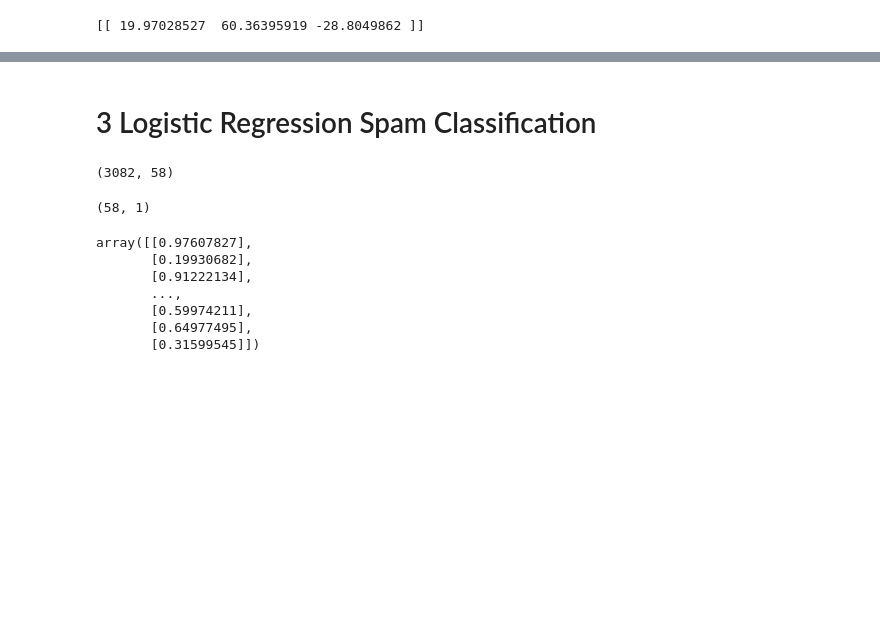
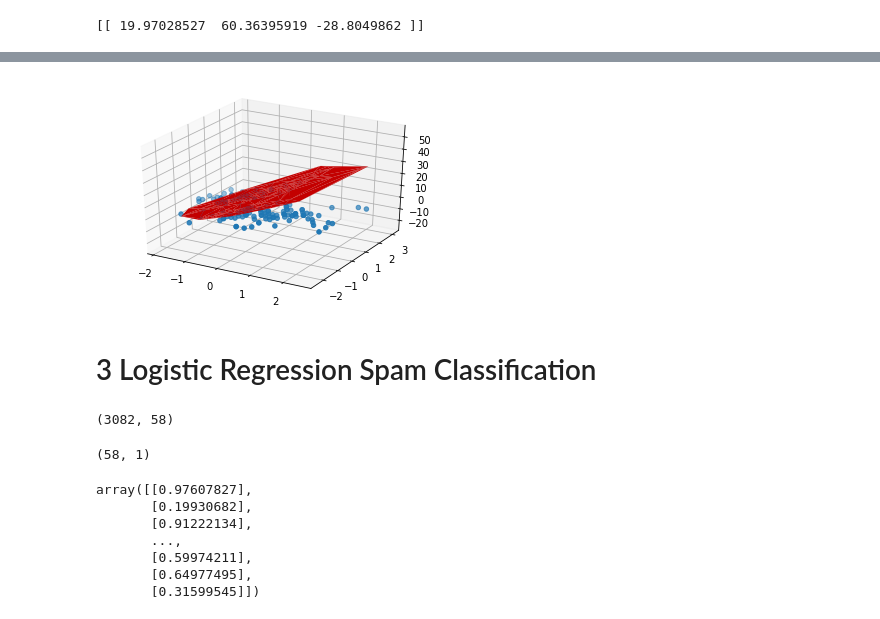
Before and after one commit to Prakhar-Saxena/CollegeAssignments, a Jupyter notebook: CS383/assn2/assn2.ipynb, the cells around one changed output, grey strips where cells are left out. Saved outputs shown, nothing was run; the diff lists cells and outputs as text; code cells hidden in the pictures; blank space fills up the shorter version.

Commit message:
graph added

```diff
--- a/CS383/assn2/assn2.ipynb
+++ b/CS383/assn2/assn2.ipynb
@@ -374,0 +391,25 @@ print(target_theta)
+# %%
+fig = plt.figure().gca(projection='3d')
+fig.scatter(X[:,1:2], X[:,2:3], y, 'bo')
+# fig.set_title('Training Data')
+# fig.set_xlabel('Age')
+# fig.set_ylabel('Temp of Water')
+# fig.set_zlabel('Length of Fish')
+# print(theta)
+def y_compute(X1,X2, theta):
+    return (theta[0] + (theta[1] * X1) + (theta[2] * X2))
+#     a = -1 * (X @ theta)  # returns (150,)
+#     return (1/(1 + e**a))[0]
+
+y_computed = []
+for x in X:
+    x1 = x[1]
+    x2 = x[2]
+    y_computed.append(y_compute(x1,x2,theta))
+y_computed =  np.array(y_computed)
+# print(y_computed.shape)
+# print(X[:,2:3].shape)
+fig.plot_trisurf((X[:,1:2]).reshape(150,), X[:,2:3].reshape(150,), y_computed.reshape(150,), color='red')
+plt.show()
+# %% [output]
+[figure, added]
```
Also changed, not shown: parts of 11 cells of this notebook.
